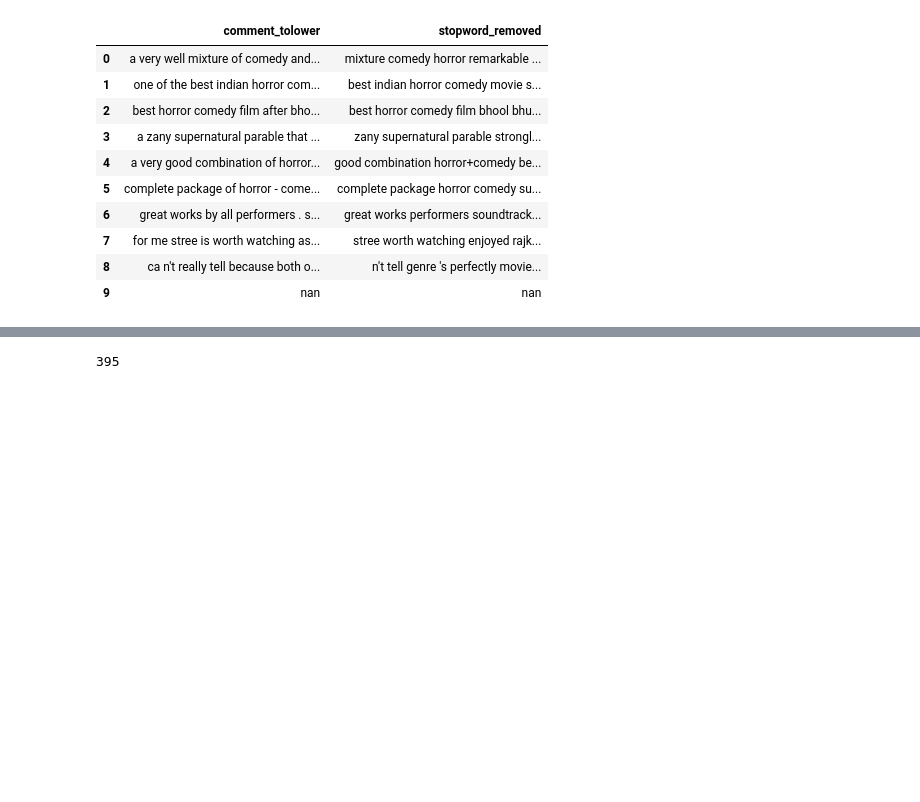
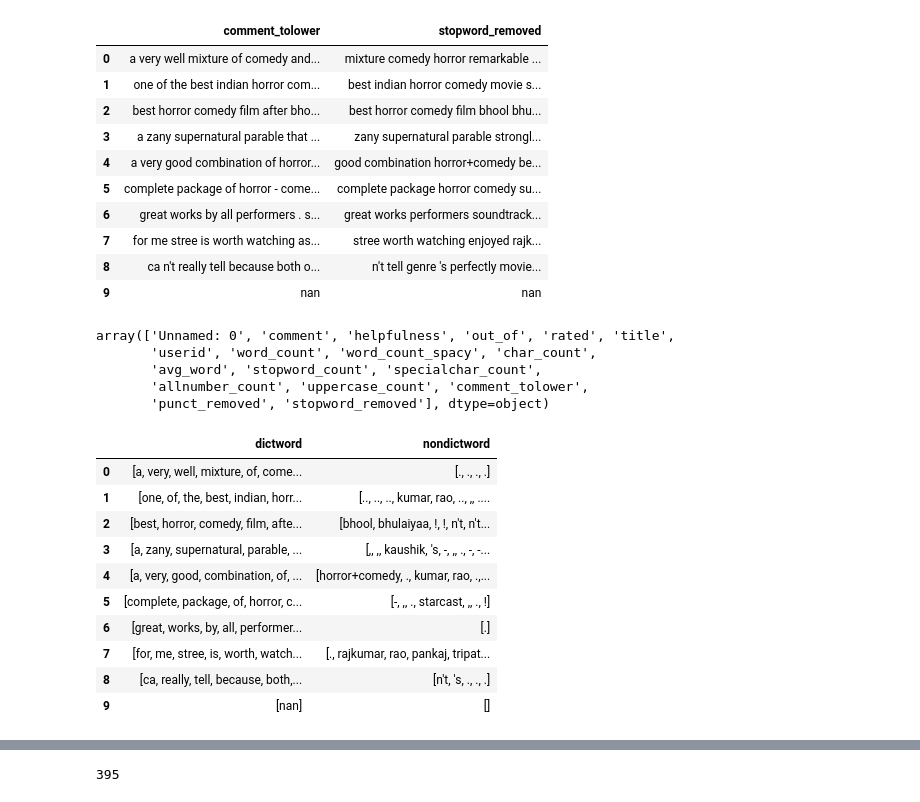
Before and after one commit to PrateekSonkar/NLP_with_spacy, a Jupyter notebook: WordCloud.ipynb, the cells around one changed output, grey strips where cells are left out. Drawn from its saved outputs; the diff is of its cells as text; code cells hidden in the pictures; blank space fills up the shorter version.

Commit message:
more columns

```diff
--- a/WordCloud.ipynb
+++ b/WordCloud.ipynb
@@ -243,3 +246,11 @@ df[['comment_tolower', 'stopword_removed']].head(10)
 | 7 | for me stree is worth watching as... | stree worth watching enjoyed rajk... |
 | 8 | ca n't really tell because both o... | n't tell genre 's perfectly movie... |
 | 9 | nan | nan |
+# %%
+df.columns.values
+# %% [output]
+array(['Unnamed: 0', 'comment', 'helpfulness', 'out_of', 'rated', 'title',
+       'userid', 'word_count', 'word_count_spacy', 'char_count',
+       'avg_word', 'stopword_count', 'specialchar_count',
+       'allnumber_count', 'uppercase_count', 'comment_tolower',
+       'punct_removed', 'stopword_removed'], dtype=object)
@@ -245,0 +272,14 @@ df[['comment_tolower', 'stopword_removed']].head(10)
+# %%
+df[['dictword','nondictword']].head(10)
+# %% [output]
+|  | dictword | nondictword |
+| 0 | [a, very, well, mixture, of, come... | [., ., ., .] |
+| 1 | [one, of, the, best, indian, horr... | [.., .., .., kumar, rao, .., ,, .... |
+| 2 | [best, horror, comedy, film, afte... | [bhool, bhulaiyaa, !, !, n't, n't... |
+| 3 | [a, zany, supernatural, parable, ... | [,, ,, kaushik, 's, -, ,, ., -, -... |
+| 4 | [a, very, good, combination, of, ... | [horror+comedy, ., kumar, rao, .,... |
+| 5 | [complete, package, of, horror, c... | [-, ,, ., starcast, ,, ., !] |
+| 6 | [great, works, by, all, performer... | [.] |
+| 7 | [for, me, stree, is, worth, watch... | [., rajkumar, rao, pankaj, tripat... |
+| 8 | [ca, really, tell, because, both,... | [n't, 's, ., ., .] |
+| 9 | [nan] | [] |
```
Also changed, not shown: parts of 31 cells of this notebook.
